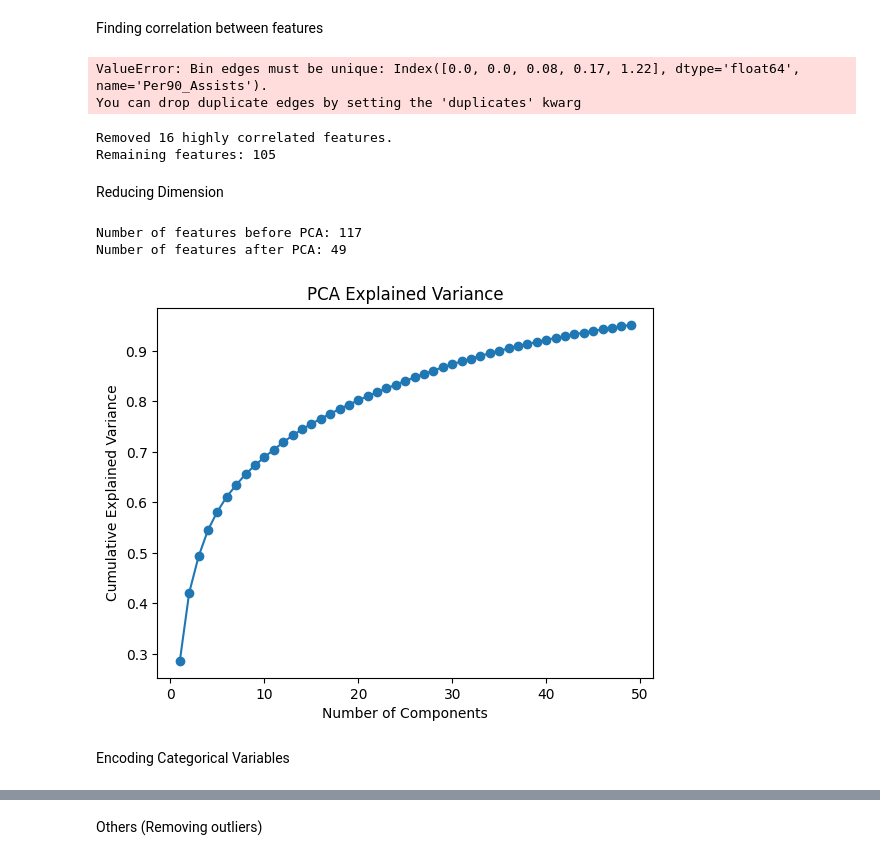
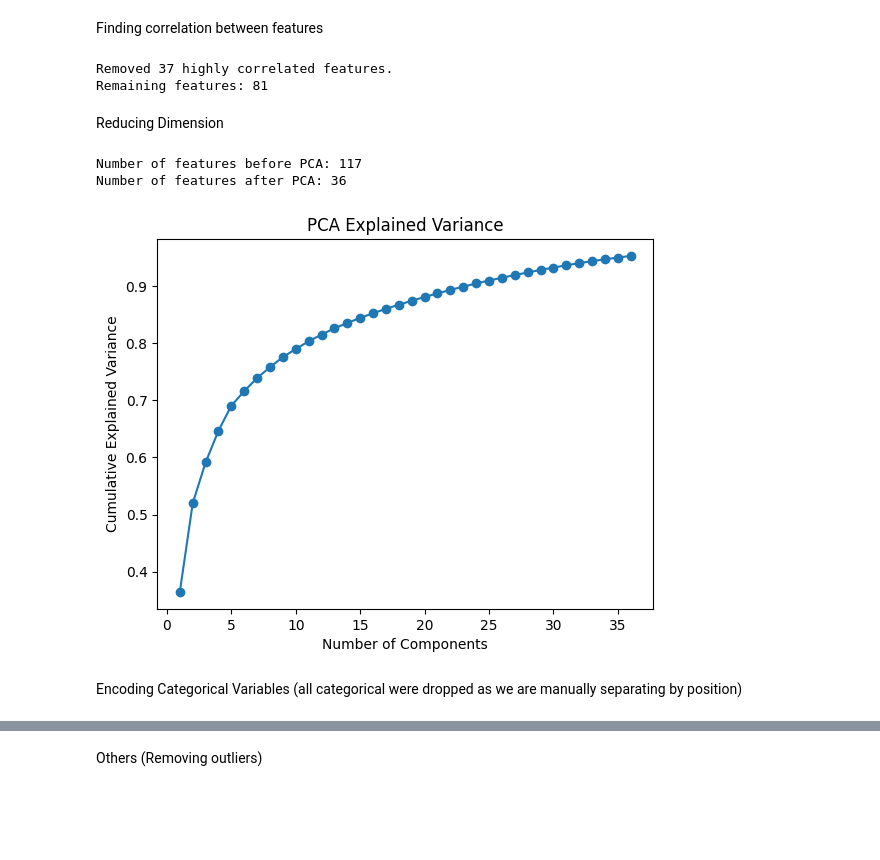
Before and after one commit to ruicongg/deadline-day, a Jupyter notebook: football_valuation_prediction.ipynb, the cells around one changed output, grey strips where cells are left out. Drawn from its saved outputs; the diff is of its cells as text; code cells hidden in the pictures; blank space fills up the shorter version.

```diff
--- a/football_valuation_prediction.ipynb
+++ b/football_valuation_prediction.ipynb
@@ -134,6 +134,7 @@ outfield_df["Finishing_Efficiency"] = outfield_df["Per90_Goals"] / outfield_df["
 
 # Handle cases where xG is zero (avoid division by zero)
 outfield_df["Finishing_Efficiency"].fillna(0, inplace=True)
+outfield_df["Finishing_Efficiency"] = outfield_df["Finishing_Efficiency"].replace(np.inf, 0)
 
 # Drop Per90_Goals - xG
 outfield_df = outfield_df.drop(columns=["Per90_Goals - xG"])
@@ -141,6 +142,7 @@ outfield_df = outfield_df.drop(columns=["Per90_Goals - xG"])
 # Compute the Assists per Expected Assists Ratio
 outfield_df["Assist_Efficiency"] = outfield_df["Per90_Assists"] / outfield_df["Per90_xA: Expected Assists"]
 outfield_df["Assist_Efficiency"].fillna(0, inplace=True)
+outfield_df["Assist_Efficiency"] = outfield_df["Assist_Efficiency"].replace(np.inf, 0)
 outfield_df = outfield_df.drop(columns=["Per90_xA: Expected Assists"])
 # %% [output]
 The behavior will change in pandas 3.0. This inplace method will never work because the intermediate object on which we are setting values always behaves as a copy.
@@ -209,7 +211,7 @@ def cramers_v(cat_variable, num_variable):
     return np.sqrt(chi2 / (n * (min(contingency_table.shape) - 1)))
 
 # Identify categorical and numerical columns
-categorical_cols = ["Versus", "scouting_period"]
+categorical_cols = []
 non_numeric_cols = ["Player"] + categorical_cols
 numerical_cols = outfield_df.select_dtypes(include=["float64", "int64"]).columns
 
@@ -240,9 +242,6 @@ for cat_col in categorical_cols:
 
 # Convert final matrix to float for heatmap
 full_correlation_matrix = full_correlation_matrix.astype(float)
-# %% [output]
-ValueError: Bin edges must be unique: Index([0.0, 0.0, 0.08, 0.17, 1.22], dtype='float64', name='Per90_Assists').
-You can drop duplicate edges by setting the 'duplicates' kwarg
 # %%
 # Set correlation threshold
 correlation_threshold = 0.9
@@ -269,13 +268,13 @@ outfield_df_reduced.to_csv("transformed_data/outfield_stats_cleaned.csv", index=
 print(f"Removed {len(features_to_remove)} highly correlated features.")
 print(f"Remaining features: {outfield_df_reduced.shape[1]}")
 # %% [output]
-Removed 16 highly correlated features.
-Remaining features: 105
+Removed 37 highly correlated features.
+Remaining features: 81
 # %% [markdown]
 Reducing Dimension
 # %%
 # Specify categorical columns to keep
-non_statistical_data = ["Player", "Versus", "BasedOnMinutes", "scouting_period"]
+non_statistical_data = ["Player"]
 
 # Separate categorical and numerical features
 kept_features_df = outfield_df[non_statistical_data].reset_index(drop=True)  # Reset index for safe merge
@@ -285,35 +284,35 @@ features = outfield_df.drop(columns=non_statistical_data)  # Drop categorical co
 print("Number of features before PCA:", features.shape[1])
 
 # Standardize numerical features before applying PCA
 scaler = StandardScaler()
 X_scaled = scaler.fit_transform(features)
 
 # Apply PCA to retain 95% variance
 pca = PCA(n_components=0.95)
 X_pca = pca.fit_transform(X_scaled)
 
 # Convert PCA output back to DataFrame
 pca_df = pd.DataFrame(X_pca, index=outfield_df.index)
 
 # Name PCA columns properly
 pca_df.columns = [f'PCA_{i+1}' for i in range(pca_df.shape[1])]
 
 # Concatenate categorical columns with PCA-transformed numerical data
 outfield_df_pca = pd.concat([kept_features_df, pca_df.reset_index(drop=True)], axis=1)
 
 # Print the number of features after PCA
 print("Number of features after PCA:", pca_df.shape[1])
 
 # Plot PCA explained variance
 plt.plot(range(1, len(pca.explained_variance_ratio_)+1), pca.explained_variance_ratio_.cumsum(), marker='o')
 plt.xlabel('Number of Components')
 plt.ylabel('Cumulative Explained Variance')
 plt.title("PCA Explained Variance")
 plt.show()
 # %% [output]
 Number of features before PCA: 117
-Number of features after PCA: 49
+Number of features after PCA: 36
-[figure, old version]
+[figure, new version]
-# %% [markdown]
-Encoding Categorical Variables
+# %% [markdown]
+Encoding Categorical Variables (all categorical were dropped as we are manually separating by position)
 # %%
```
Also changed, not shown: parts of 2 cells of this notebook, 2 other files.
